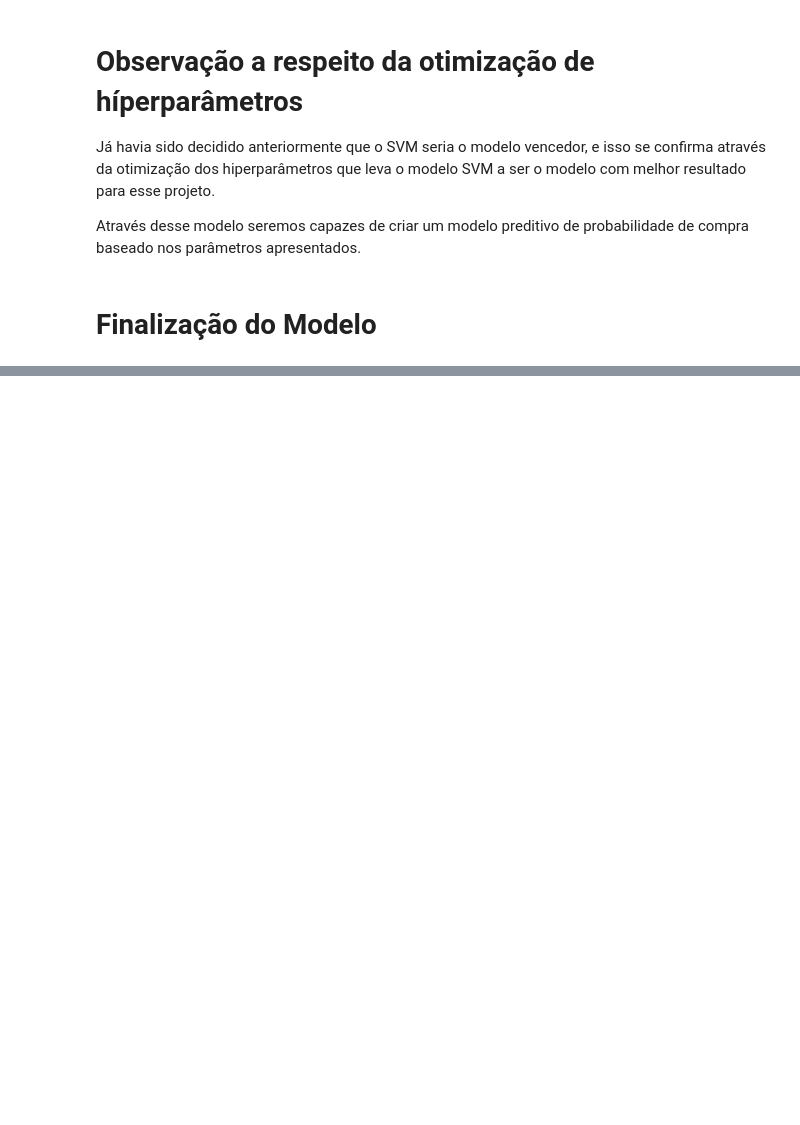
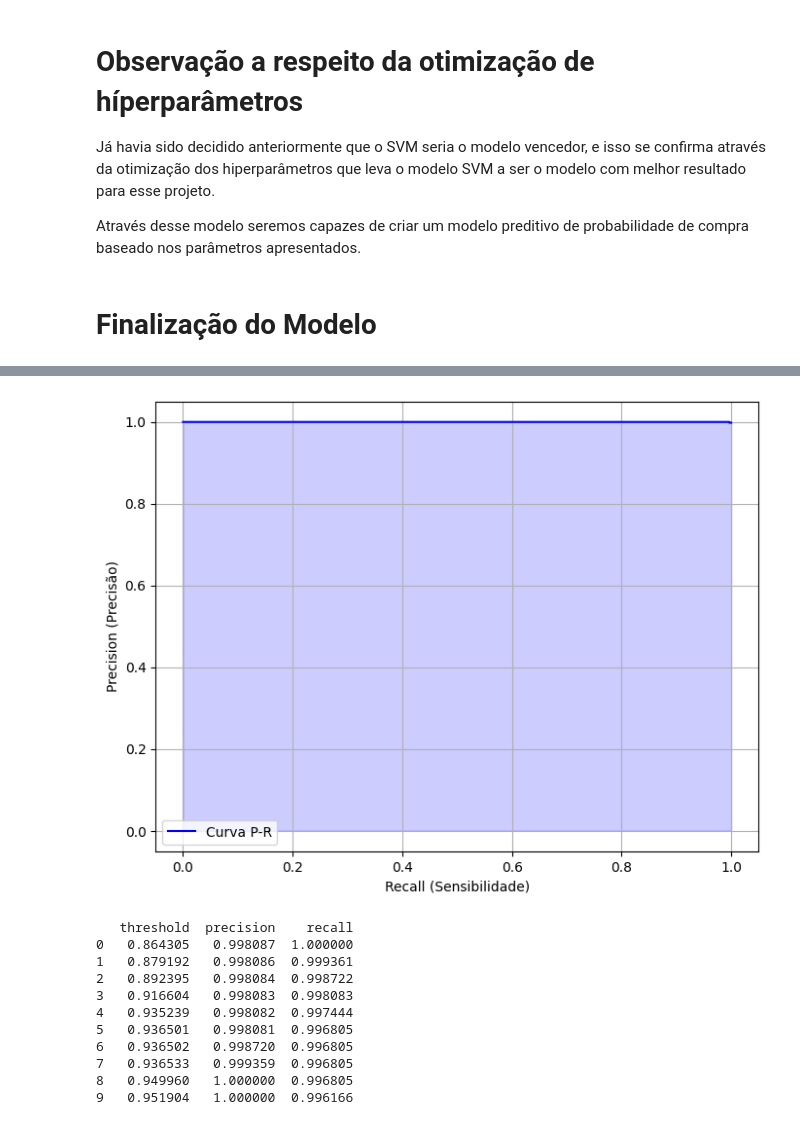
Before and after one commit to sergio-mpm/api-fullstack-compra-inteligente, a Jupyter notebook: MVP_ModeloPreditivo_SGMPM.ipynb, the cells around one changed output, grey strips where cells are left out. Drawn from its saved outputs; the diff is of its cells as text; code cells hidden in the pictures; blank space fills up the shorter version.

```diff
--- a/MVP_ModeloPreditivo_SGMPM.ipynb
+++ b/MVP_ModeloPreditivo_SGMPM.ipynb
@@ -570,7 +615,8 @@ param_grids = {
     "SVM": {
         "model__C": [0.1, 1, 10, 100],
         "model__gamma": ["scale", 0.01, 0.1, 1],
-        "model__kernel": ["rbf"]
+        "model__kernel": ["rbf"],
+        "model__class_weight": ["balanced", None]
     }
 }
 
@@ -692,4 +738,41 @@ weighted avg       1.00      1.00      1.00      1568
 ======================================================================
 MODELO FINAL GERADO --> Nome do modelo: modelo_final_ecommerce.pkl
 ======================================================================
+# %%
+y_scores = final_model.predict_proba(X_test)[:,1]
+precisions, recalls, thresholds = precision_recall_curve(Y_test, y_scores)
+
+ap_score = average_precision_score(Y_test, y_scores)
+
+plt.figure(figsize=(8, 6))
+plt.plot(recalls, precisions, color='b', label='Curva P-R')
+plt.fill_between(recalls, precisions, alpha=0.2, color='b')
+plt.xlabel('Recall (Sensibilidade)')
+plt.ylabel('Precision (Precisão)')
+plt.title=(f"Curva Precision-Recall (AP={average_precision_score(Y_test, y_scores):.2f})")
+plt.legend(loc="lower left")
+plt.grid(True)
+plt.show()
+df_tradeoff = pd.DataFrame({
+    'threshold': thresholds,
+    'precision': precisions[:-1],
+    'recall': recalls[:-1]
+})
+
+limiares_arbitrarios = [0.50, 0.70, 0.85, 0.94, 0.98]
+print(df_tradeoff[df_tradeoff['threshold'].isin(limiares_arbitrarios) |
+                  (df_tradeoff['threshold'] > 0.50)].head(10))
+# %% [output]
+[figure, added]
+   threshold  precision    recall
+0   0.864305   0.998087  1.000000
+1   0.879192   0.998086  0.999361
+2   0.892395   0.998084  0.998722
+3   0.916604   0.998083  0.998083
+4   0.935239   0.998082  0.997444
+5   0.936501   0.998081  0.996805
+6   0.936502   0.998720  0.996805
+7   0.936533   0.999359  0.996805
+8   0.949960   1.000000  0.996805
+9   0.951904   1.000000  0.996166
 # %% [markdown]
```
Also changed, not shown: parts of 17 cells of this notebook, 24 other files.
